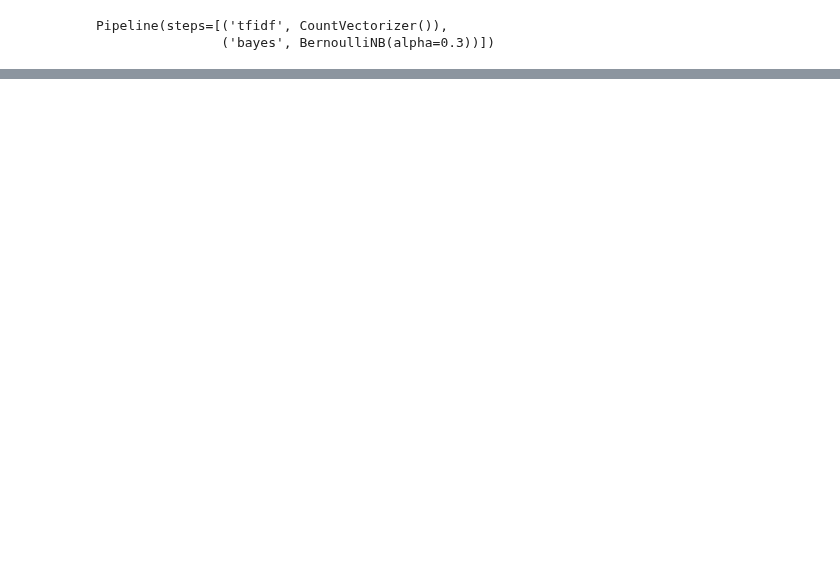
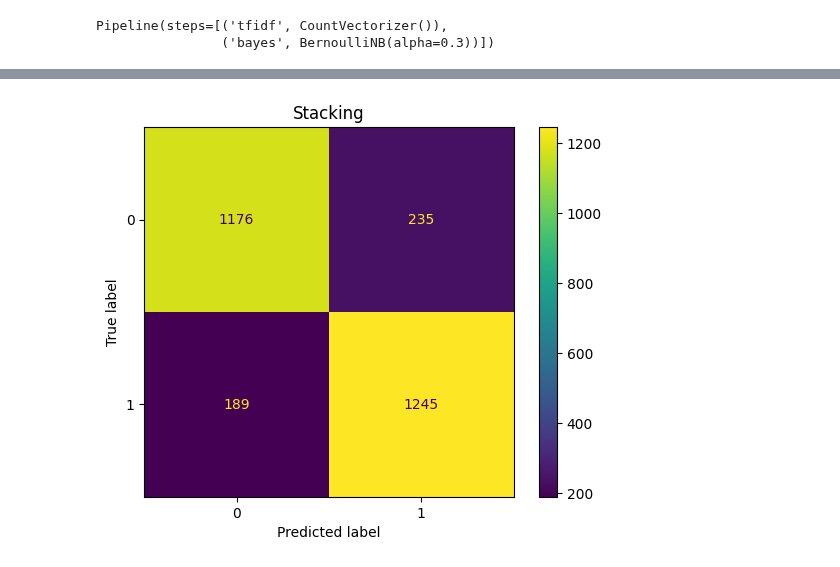
Before and after one commit to NateCross/tag-hate-elf, a Jupyter notebook: ensemble_results.ipynb, the cells around one changed output, grey strips where cells are left out. Cells and saved outputs as stored; diff of their text form; code cells hidden in the pictures; blank space fills up the shorter version.

```diff
--- a/ensemble_results.ipynb
+++ b/ensemble_results.ipynb
@@ -216,0 +494,10 @@ pd.DataFrame([{
+# %%
+y_pred_stacking = stacking(X_test)
+
+y_pred_stacking = np.argmax(y_pred_stacking, axis=1)
+
+accuracy_stacking = accuracy_score(y_test, y_pred_stacking)
+recall_stacking = recall_score(y_test, y_pred_stacking)
+precision_stacking = precision_score(y_test, y_pred_stacking)
+f1_stacking = f1_score(y_test, y_pred_stacking)
+print(f"Accuracy: {accuracy_stacking}\nRecall: {recall_stacking}\nPrecision: {precision_stacking}\nF1-score: {f1_stacking}")
@@ -216,0 +534,11 @@ pd.DataFrame([{
+# %%
+stacking_conf_matrix = confusion_matrix(y_test, y_pred_stacking)
+
+stacking_matrix_display = ConfusionMatrixDisplay(stacking_conf_matrix)
+
+stacking_matrix_display.plot()
+
+plt.title("Stacking")
+plt.show()
+# %% [output]
+[figure, added]
```
Also changed, not shown: parts of 37 cells of this notebook, 1 other file.
